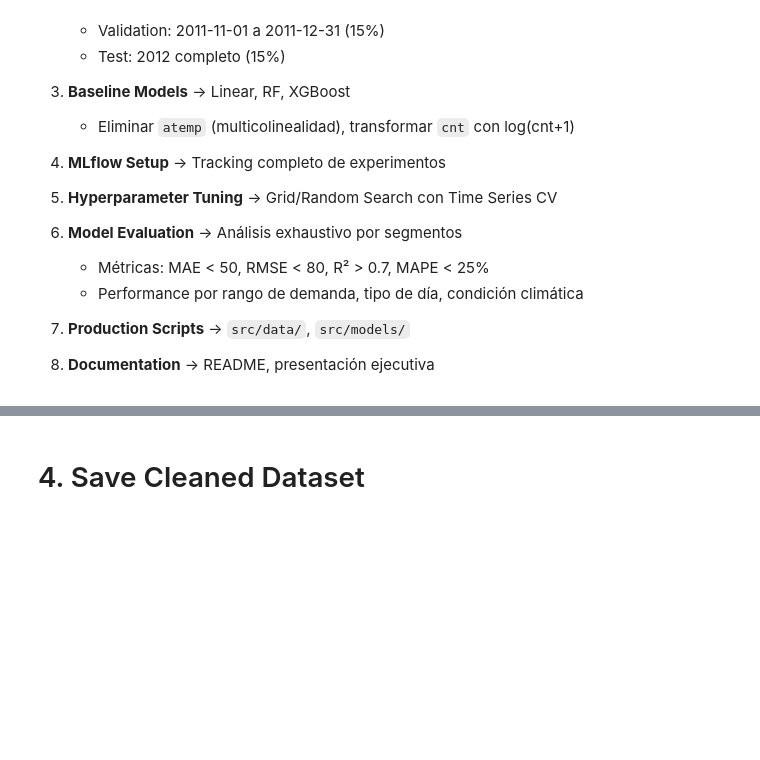
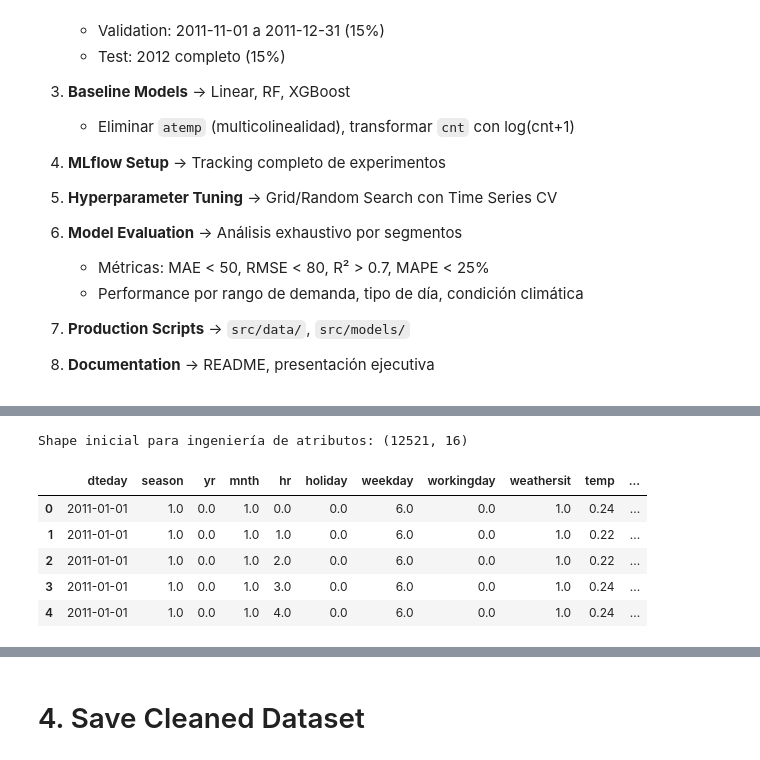
Before and after one commit to Isaac1606/mlops-team-61-project, a Jupyter notebook: notebooks/notebook.ipynb, the cells around one changed output, grey strips where cells are left out. Cells and saved outputs as stored; diff of their text form; code cells hidden in the pictures; blank space fills up the shorter version.

```diff
--- a/notebooks/notebook.ipynb
+++ b/notebooks/notebook.ipynb
@@ -1869,0 +1889,26 @@ Fecha        Total      Día    Festivo   Temp     Clima
+# %%
+from pathlib import Path
+
+df_features = (
+    df_clean
+    .copy()
+    .sort_values(['dteday', 'hr'])
+    .reset_index(drop=True)
+)
+
+if 'atemp' in df_features.columns:
+    df_features = df_features.drop(columns=['atemp'])
+
+df_features['timestamp'] = pd.to_datetime(df_features['dteday']) + pd.to_timedelta(df_features['hr'], unit='h')
+df_features = df_features.sort_values('timestamp').reset_index(drop=True)
+
+print(f"Shape inicial para ingeniería de atributos: {df_features.shape}")
+df_features.head()
+# %% [output]
+Shape inicial para ingeniería de atributos: (12521, 16)
+|  | dteday | season | yr | mnth | hr | holiday | weekday | workingday | weathersit | temp | ... |
+| 0 | 2011-01-01 | 1.0 | 0.0 | 1.0 | 0.0 | 0.0 | 6.0 | 0.0 | 1.0 | 0.24 | ... |
+| 1 | 2011-01-01 | 1.0 | 0.0 | 1.0 | 1.0 | 0.0 | 6.0 | 0.0 | 1.0 | 0.22 | ... |
+| 2 | 2011-01-01 | 1.0 | 0.0 | 1.0 | 2.0 | 0.0 | 6.0 | 0.0 | 1.0 | 0.22 | ... |
+| 3 | 2011-01-01 | 1.0 | 0.0 | 1.0 | 3.0 | 0.0 | 6.0 | 0.0 | 1.0 | 0.24 | ... |
+| 4 | 2011-01-01 | 1.0 | 0.0 | 1.0 | 4.0 | 0.0 | 6.0 | 0.0 | 1.0 | 0.24 | ... |
```
Also changed, not shown: parts of 16 cells of this notebook.
